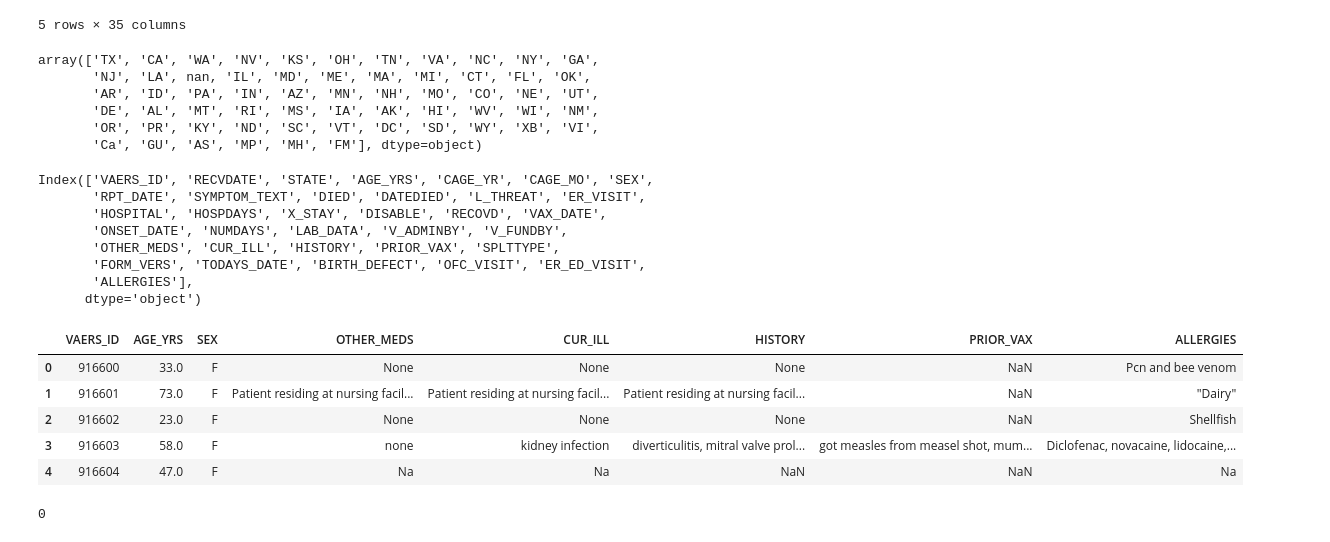
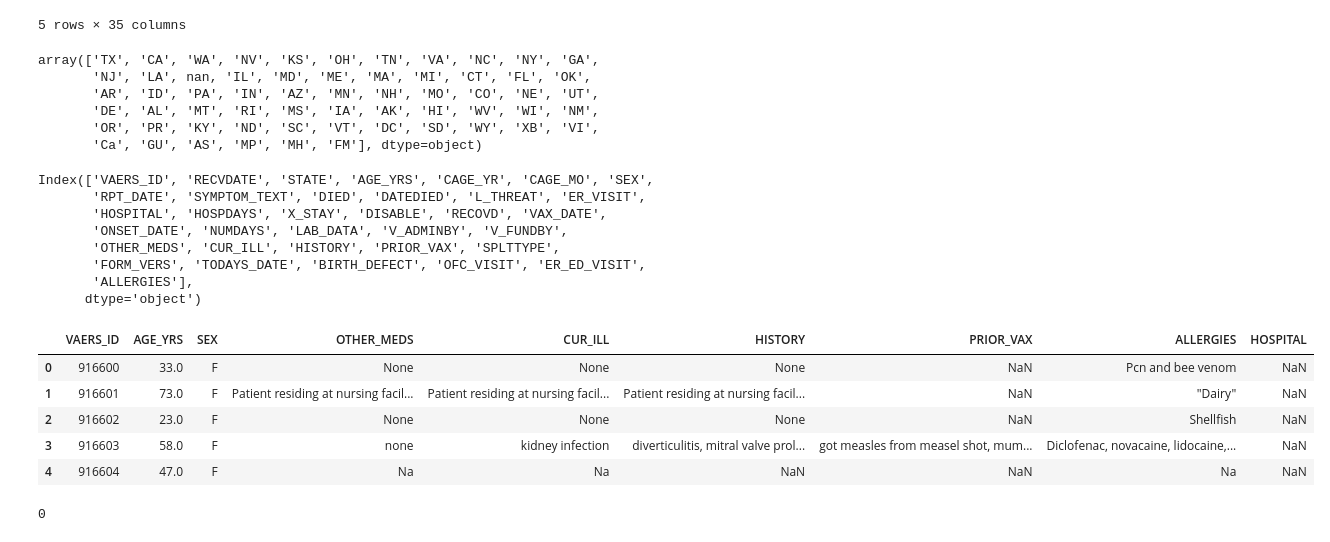
Before and after one commit to D11eleven/Vaccine_Side_Effects_Predictor, a Jupyter notebook: SP/preprocessing.ipynb, the cells around one changed output. Saved outputs shown, nothing was run; the diff lists cells and outputs as text; code cells hidden in the pictures.

Commit message:
redid the training dataset to include hospitalized

```diff
--- a/SP/preprocessing.ipynb
+++ b/SP/preprocessing.ipynb
@@ -22,15 +22,15 @@ data_df.head()
 | 3 | 916603 | 01/01/2021 | WA | 58.0 | 58.0 | NaN | F | NaN | extreme fatigue, dizziness,. coul... | NaN | ... |
 | 4 | 916604 | 01/01/2021 | TX | 47.0 | 47.0 | NaN | F | NaN | Injection site swelling, redness,... | NaN | ... |
 5 rows × 35 columns
-# %%
-data_df['STATE'].unique()
-# %% [output]
-array(['TX', 'CA', 'WA', 'NV', 'KS', 'OH', 'TN', 'VA', 'NC', 'NY', 'GA',
-       'NJ', 'LA', nan, 'IL', 'MD', 'ME', 'MA', 'MI', 'CT', 'FL', 'OK',
-       'AR', 'ID', 'PA', 'IN', 'AZ', 'MN', 'NH', 'MO', 'CO', 'NE', 'UT',
-       'DE', 'AL', 'MT', 'RI', 'MS', 'IA', 'AK', 'HI', 'WV', 'WI', 'NM',
-       'OR', 'PR', 'KY', 'ND', 'SC', 'VT', 'DC', 'SD', 'WY', 'XB', 'VI',
-       'Ca', 'GU', 'AS', 'MP', 'MH', 'FM'], dtype=object)
+# %%
+data_df['STATE'].unique()
+# %% [output]
+array(['TX', 'CA', 'WA', 'NV', 'KS', 'OH', 'TN', 'VA', 'NC', 'NY', 'GA',
+       'NJ', 'LA', nan, 'IL', 'MD', 'ME', 'MA', 'MI', 'CT', 'FL', 'OK',
+       'AR', 'ID', 'PA', 'IN', 'AZ', 'MN', 'NH', 'MO', 'CO', 'NE', 'UT',
+       'DE', 'AL', 'MT', 'RI', 'MS', 'IA', 'AK', 'HI', 'WV', 'WI', 'NM',
+       'OR', 'PR', 'KY', 'ND', 'SC', 'VT', 'DC', 'SD', 'WY', 'XB', 'VI',
+       'Ca', 'GU', 'AS', 'MP', 'MH', 'FM'], dtype=object)
 # %%
 data_df.columns
 # %% [output]
@@ -43,15 +43,15 @@ Index(['VAERS_ID', 'RECVDATE', 'STATE', 'AGE_YRS', 'CAGE_YR', 'CAGE_MO', 'SEX',
        'ALLERGIES'],
       dtype='object')
 # %%
-patient_data=data_df[['VAERS_ID', 'AGE_YRS', 'SEX', 'OTHER_MEDS', 'CUR_ILL', 'HISTORY', 'PRIOR_VAX', 'ALLERGIES']]
+patient_data=data_df[['VAERS_ID', 'AGE_YRS', 'SEX', 'OTHER_MEDS', 'CUR_ILL', 'HISTORY', 'PRIOR_VAX', 'ALLERGIES', 'HOSPITAL']]
 patient_data.head()
 # %% [output]
-|  | VAERS_ID | AGE_YRS | SEX | OTHER_MEDS | CUR_ILL | HISTORY | PRIOR_VAX | ALLERGIES |
-| 0 | 916600 | 33.0 | F | None | None | None | NaN | Pcn and bee venom |
-| 1 | 916601 | 73.0 | F | Patient residing at nursing facil... | Patient residing at nursing facil... | Patient residing at nursing facil... | NaN | "Dairy" |
-| 2 | 916602 | 23.0 | F | None | None | None | NaN | Shellfish |
-| 3 | 916603 | 58.0 | F | none | kidney infection | diverticulitis, mitral valve prol... | got measles from measel shot, mum... | Diclofenac, novacaine, lidocaine,... |
-| 4 | 916604 | 47.0 | F | Na | Na | NaN | NaN | Na |
+|  | VAERS_ID | AGE_YRS | SEX | OTHER_MEDS | CUR_ILL | HISTORY | PRIOR_VAX | ALLERGIES | HOSPITAL |
+| 0 | 916600 | 33.0 | F | None | None | None | NaN | Pcn and bee venom | NaN |
+| 1 | 916601 | 73.0 | F | Patient residing at nursing facil... | Patient residing at nursing facil... | Patient residing at nursing facil... | NaN | "Dairy" | NaN |
+| 2 | 916602 | 23.0 | F | None | None | None | NaN | Shellfish | NaN |
+| 3 | 916603 | 58.0 | F | none | kidney infection | diverticulitis, mitral valve prol... | got measles from measel shot, mum... | Diclofenac, novacaine, lidocaine,... | NaN |
+| 4 | 916604 | 47.0 | F | Na | Na | NaN | NaN | Na | NaN |
 # %%
 patient_data.duplicated(subset='VAERS_ID').sum()
 # %% [output]
```
Also changed, not shown: parts of 47 cells of this notebook, 1 other file.
